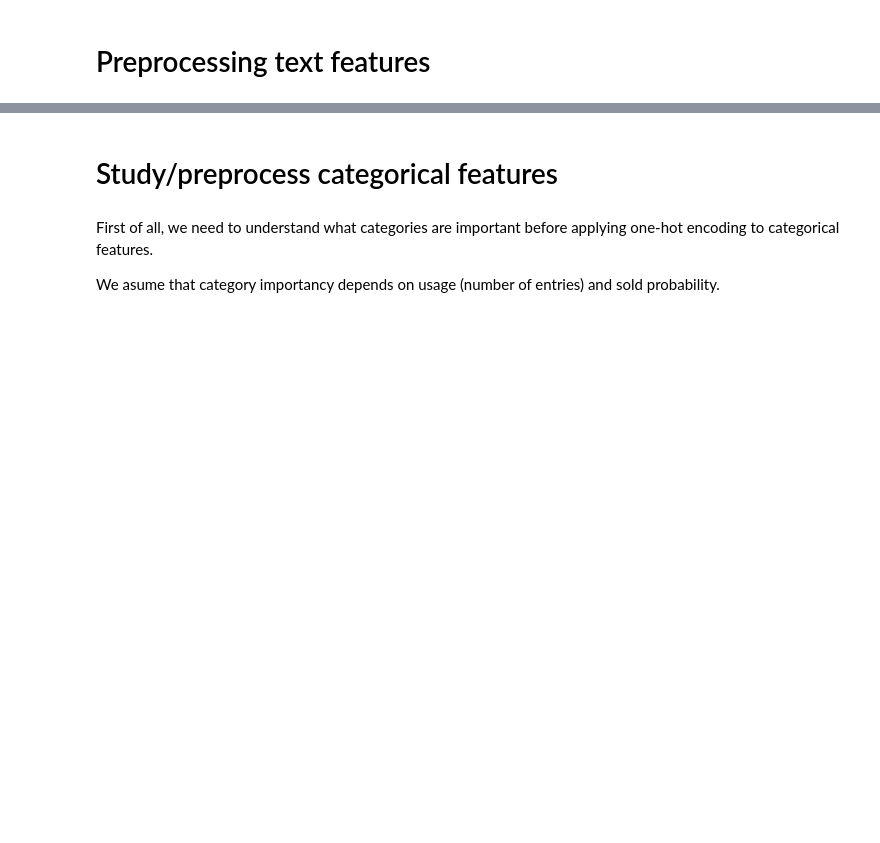
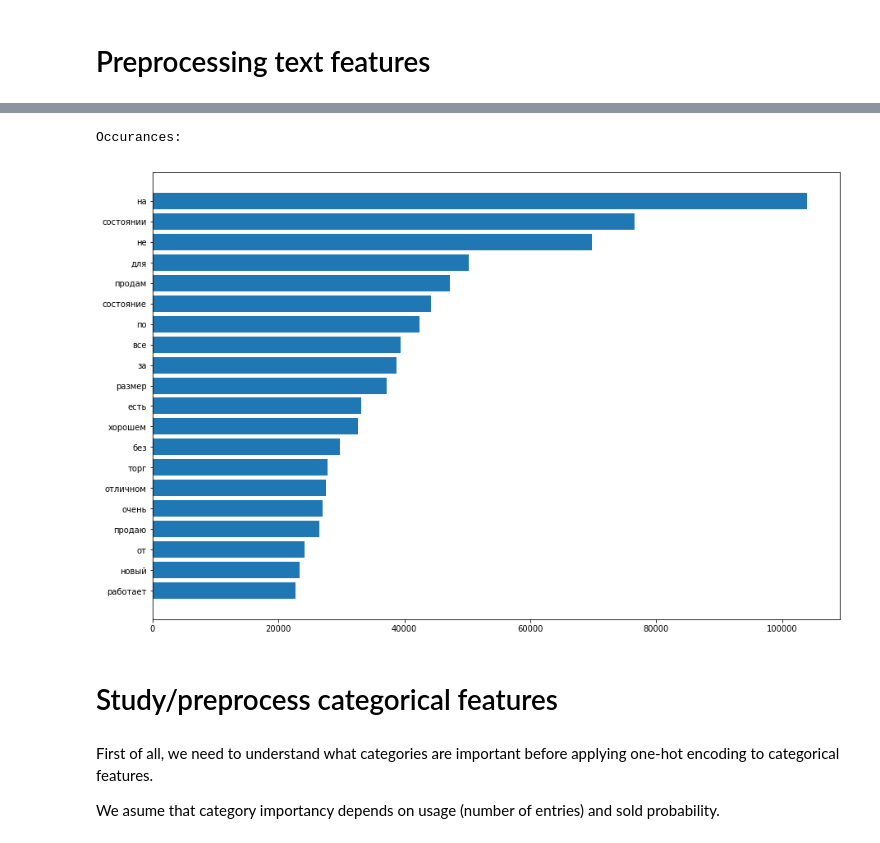
Before and after one commit to DimasGhost/ml-fast-sold, a Jupyter notebook: 3D.ipynb, the cells around one changed output, grey strips where cells are left out. Saved outputs shown, nothing was run; the diff lists cells and outputs as text; code cells hidden in the pictures; blank space fills up the shorter version.

```diff
--- a/3D.ipynb
+++ b/3D.ipynb
@@ -106,3 +212,20 @@ df2.info()
+# %%
+text_features = []
+
+for feature in df2.columns:
+    if 'desc_text_' not in feature and 'name_text_' not in feature:
+        continue
+    if feature in ['desc_text_len', 'name_text_len']:
+        continue
+    col = df2[feature].values
+    text_features.append([feature[10:], len(col[col > 0])])
+
+print("Occurances:")
+text_features.sort(key=lambda x: x[1], reverse=True)
+make_bars(text_features)
+# %% [output]
+Occurances:
+[figure, added]
 # %% [markdown]
 # Study/preprocess categorical features
 # %% [markdown]
```
Also changed, not shown: parts of 42 cells of this notebook.
